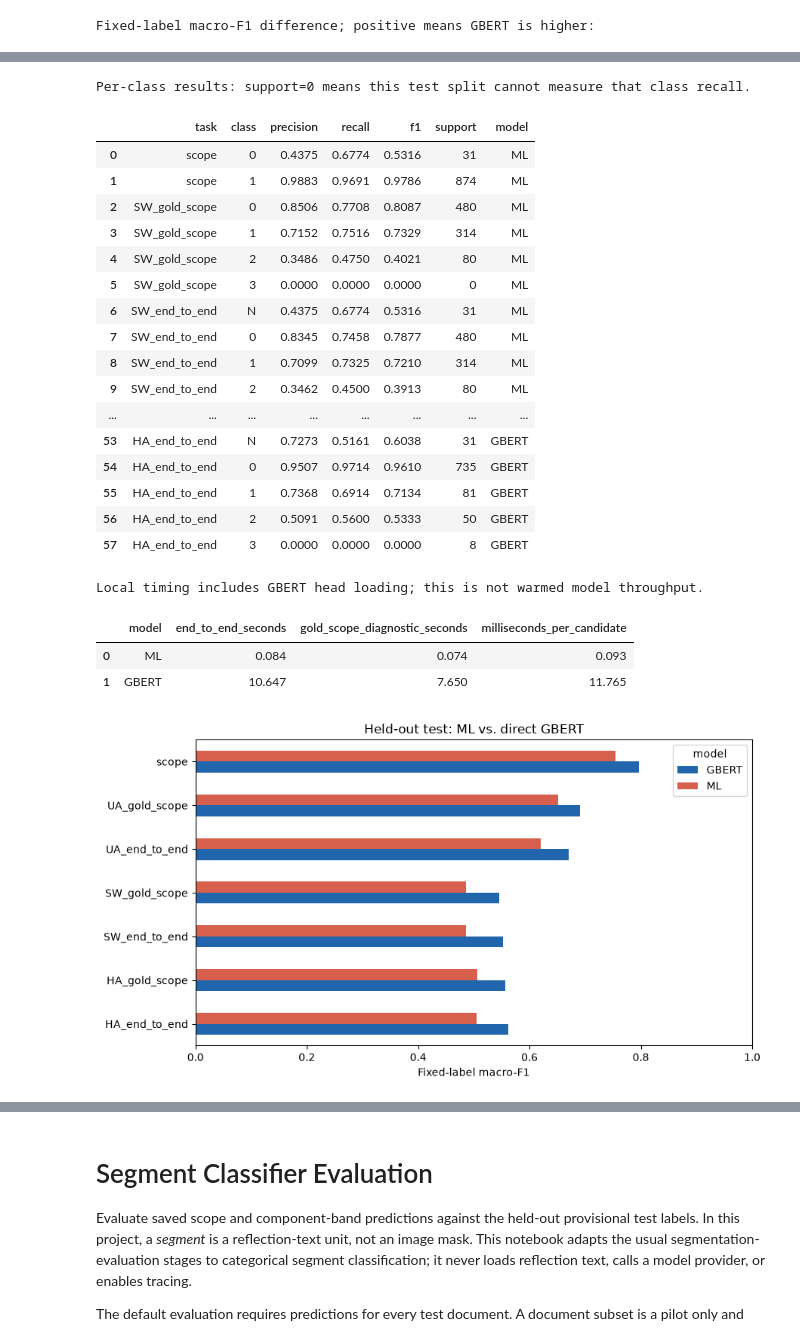
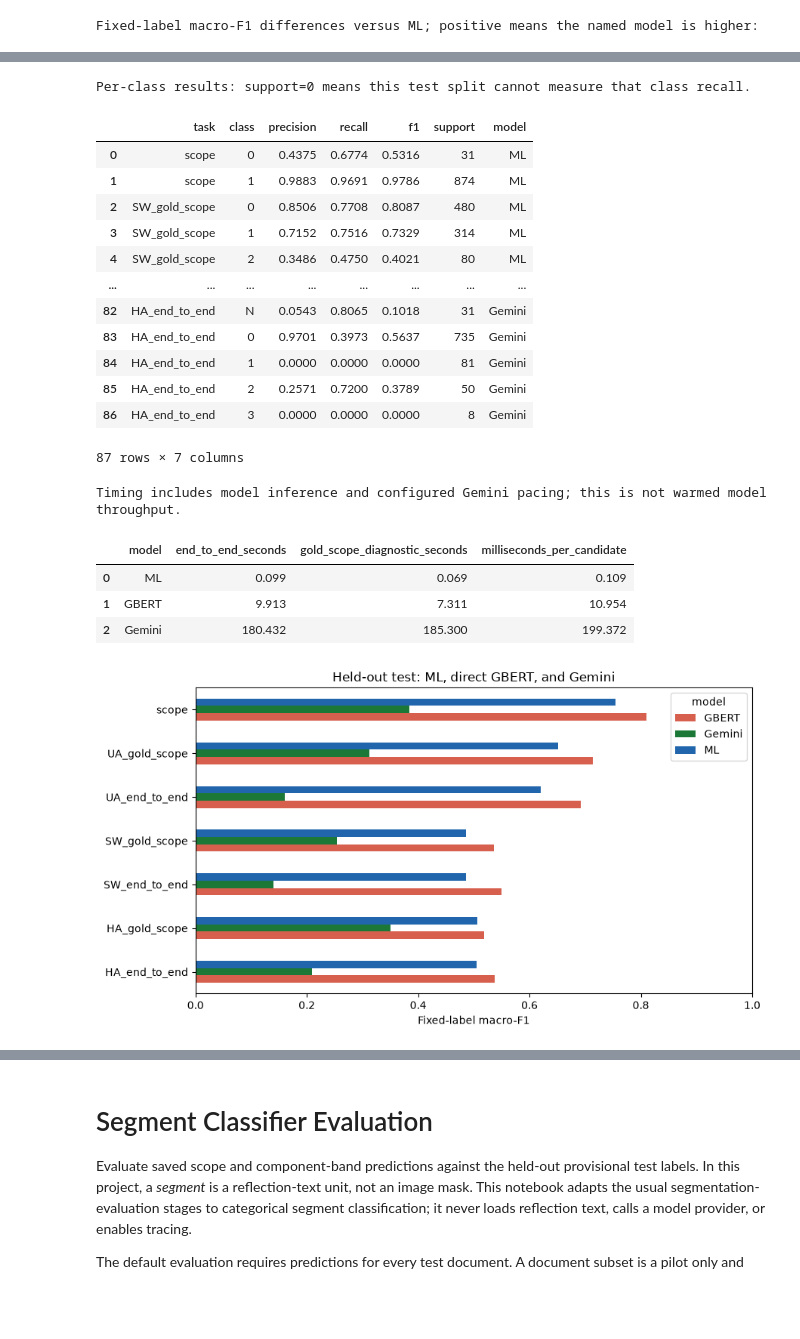
Before and after one commit to nguyenhongquy/prebi_pilot_v1, a Jupyter notebook: 05_segment_evaluation.ipynb, the cells around one changed output, grey strips where cells are left out. Cells and saved outputs as stored; diff of their text form; code cells hidden in the pictures; blank space fills up the shorter version.

```diff
--- a/05_segment_evaluation.ipynb
+++ b/05_segment_evaluation.ipynb
@@ -13,6 +15,7 @@ from time import perf_counter
 import os
 
 import pandas as pd
+import torch
 from dotenv import load_dotenv
 from IPython.display import display
 
@@ -25,17 +28,21 @@ assert (COMPARISON_ROOT / 'config' / 'experiment.toml').is_file(), 'Run from the
 load_dotenv(COMPARISON_ROOT / '.env', override=False)
 COMPARISON_CONFIG = load_experiment_config()
 COMPARISON_SPLIT_DIR = COMPARISON_ROOT / COMPARISON_CONFIG['paths']['provisional_split_directory']
-GBERT_CHECKPOINT_DIR = COMPARISON_ROOT / COMPARISON_CONFIG['paths']['classifier_checkpoints']
+GBERT_CHECKPOINT_DIR = (
+    COMPARISON_ROOT / 'artifacts/segment-classification/retrain-20261003T125604532027Z'
+)
 
-RUN_MODEL_COMPARISON = False
-SELECT_ML_ON_DEV = False
-ML_MODEL_PATH = os.getenv('PREBI_ML_MODEL_PATH') or None
-GBERT_DEVICE = 'cpu'
+RUN_MODEL_COMPARISON = True
+RUN_GEMINI_TEST_COMPARISON = True
+SELECT_ML_ON_DEV = True
+ML_MODEL_PATH = None
+GBERT_DEVICE = 'mps' if torch.backends.mps.is_available() else 'cpu'
 SAVE_COMPARISON = False
 
 comparison_result = None
 comparison_ml_model = None
+comparison_gemini_model = None
 ml_dev_comparison = []
-print('Comparison ready. Choose a trusted ML_MODEL_PATH or enable SELECT_ML_ON_DEV.')
-print('Set RUN_MODEL_COMPARISON=True to predict the complete test split; no provider calls.')
+print('Full test comparison enabled: dev-only ML selection, retrained direct GBERT, and whole-reflection Gemini.')
+print(f'Local GBERT device: {GBERT_DEVICE}; Gemini receives complete reflections when enabled.')
 # %% [output]
@@ -141,18 +198,25 @@ if comparison_result is not None:
         index='task', columns='model', values=['accuracy', 'macro_f1', 'supported_macro_f1', 'weighted_f1', 'n'],
     ).round(4))
     f1_comparison = comparison_summary.pivot(index='task', columns='model', values='macro_f1')
-    f1_comparison['GBERT_minus_ML'] = f1_comparison['GBERT'] - f1_comparison['ML']
-    print('Fixed-label macro-F1 difference; positive means GBERT is higher:')
+    for model_name in f1_comparison.columns:
+        if model_name != 'ML':
+            f1_comparison[f'{model_name}_minus_ML'] = f1_comparison[model_name] - f1_comparison['ML']
+    print('Fixed-label macro-F1 differences versus ML; positive means the named model is higher:')
     display(f1_comparison.round(4))
     print('Per-class results: support=0 means this test split cannot measure that class recall.')
     display(comparison_result['per_class'].round(4))
-    print('Local timing includes GBERT head loading; this is not warmed model throughput.')
+    print('Timing includes model inference and configured Gemini pacing; this is not warmed model throughput.')
     display(comparison_result['timings'].round(3))
     plot_table = comparison_summary.pivot(index='task', columns='model', values='macro_f1')
-    axis = plot_table.plot.barh(figsize=(9, 5), color=['#2166ac', '#d6604d'], xlim=(0, 1))
+    palette = {'ML': '#2166ac', 'GBERT': '#d6604d', 'Gemini': '#1b7837'}
+    axis = plot_table.plot.barh(
+        figsize=(9, 5),
+        color=[palette[name] for name in plot_table.columns],
+        xlim=(0, 1),
+    )
     axis.set_xlabel('Fixed-label macro-F1')
     axis.set_ylabel('')
-    axis.set_title('Held-out test: ML vs. direct GBERT')
+    axis.set_title('Held-out test: ML, direct GBERT, and Gemini')
     plt.tight_layout()
     plt.show()
 else:
@@ -171 +235 @@ else:
-Fixed-label macro-F1 difference; positive means GBERT is higher:
+Fixed-label macro-F1 differences versus ML; positive means the named model is higher:
@@ -181,26 +245,23 @@ Fixed-label macro-F1 difference; positive means GBERT is higher:
 Per-class results: support=0 means this test split cannot measure that class recall.
 |  | task | class | precision | recall | f1 | support | model |
 | 0 | scope | 0 | 0.4375 | 0.6774 | 0.5316 | 31 | ML |
 | 1 | scope | 1 | 0.9883 | 0.9691 | 0.9786 | 874 | ML |
 | 2 | SW_gold_scope | 0 | 0.8506 | 0.7708 | 0.8087 | 480 | ML |
 | 3 | SW_gold_scope | 1 | 0.7152 | 0.7516 | 0.7329 | 314 | ML |
 | 4 | SW_gold_scope | 2 | 0.3486 | 0.4750 | 0.4021 | 80 | ML |
-| 5 | SW_gold_scope | 3 | 0.0000 | 0.0000 | 0.0000 | 0 | ML |
-| 6 | SW_end_to_end | N | 0.4375 | 0.6774 | 0.5316 | 31 | ML |
-| 7 | SW_end_to_end | 0 | 0.8345 | 0.7458 | 0.7877 | 480 | ML |
-| 8 | SW_end_to_end | 1 | 0.7099 | 0.7325 | 0.7210 | 314 | ML |
-| 9 | SW_end_to_end | 2 | 0.3462 | 0.4500 | 0.3913 | 80 | ML |
 | ... | ... | ... | ... | ... | ... | ... | ... |
-| 53 | HA_end_to_end | N | 0.7273 | 0.5161 | 0.6038 | 31 | GBERT |
-| 54 | HA_end_to_end | 0 | 0.9507 | 0.9714 | 0.9610 | 735 | GBERT |
-| 55 | HA_end_to_end | 1 | 0.7368 | 0.6914 | 0.7134 | 81 | GBERT |
-| 56 | HA_end_to_end | 2 | 0.5091 | 0.5600 | 0.5333 | 50 | GBERT |
-| 57 | HA_end_to_end | 3 | 0.0000 | 0.0000 | 0.0000 | 8 | GBERT |
+| 82 | HA_end_to_end | N | 0.0543 | 0.8065 | 0.1018 | 31 | Gemini |
+| 83 | HA_end_to_end | 0 | 0.9701 | 0.3973 | 0.5637 | 735 | Gemini |
+| 84 | HA_end_to_end | 1 | 0.0000 | 0.0000 | 0.0000 | 81 | Gemini |
+| 85 | HA_end_to_end | 2 | 0.2571 | 0.7200 | 0.3789 | 50 | Gemini |
+| 86 | HA_end_to_end | 3 | 0.0000 | 0.0000 | 0.0000 | 8 | Gemini |
-Local timing includes GBERT head loading; this is not warmed model throughput.
+87 rows × 7 columns
+Timing includes model inference and configured Gemini pacing; this is not warmed model throughput.
 |  | model | end_to_end_seconds | gold_scope_diagnostic_seconds | milliseconds_per_candidate |
-| 0 | ML | 0.084 | 0.074 | 0.093 |
-| 1 | GBERT | 10.647 | 7.650 | 11.765 |
+| 0 | ML | 0.099 | 0.069 | 0.109 |
+| 1 | GBERT | 9.913 | 7.311 | 10.954 |
+| 2 | Gemini | 180.432 | 185.300 | 199.372 |
-[figure, old version]
+[figure, new version]
 # %%
 import json
 from dataclasses import asdict
```
Also changed, not shown: parts of 21 cells of this notebook, 33 other files.
